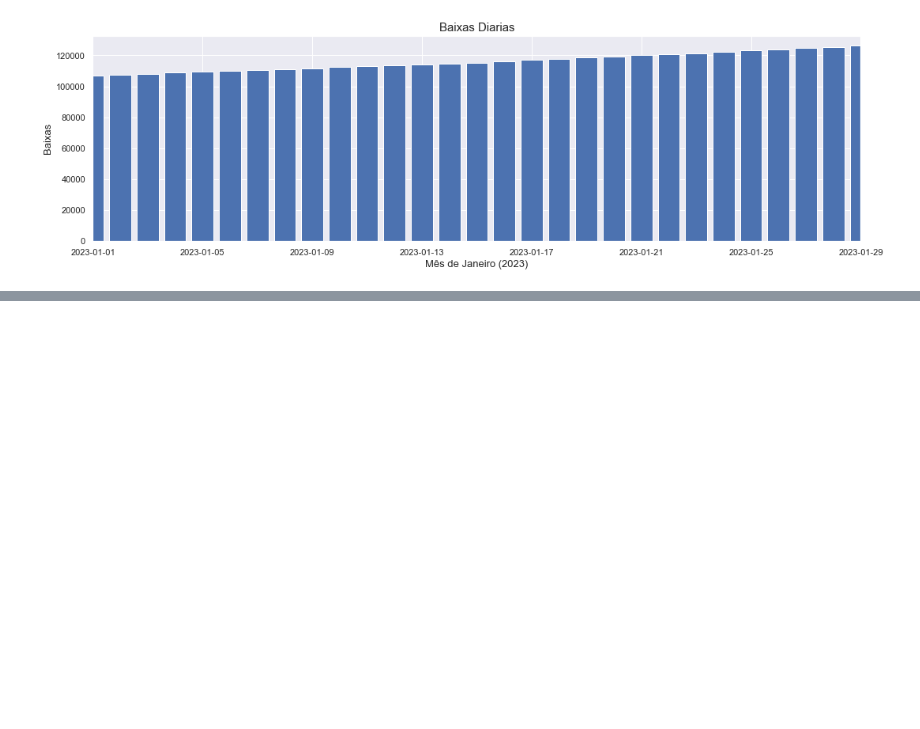
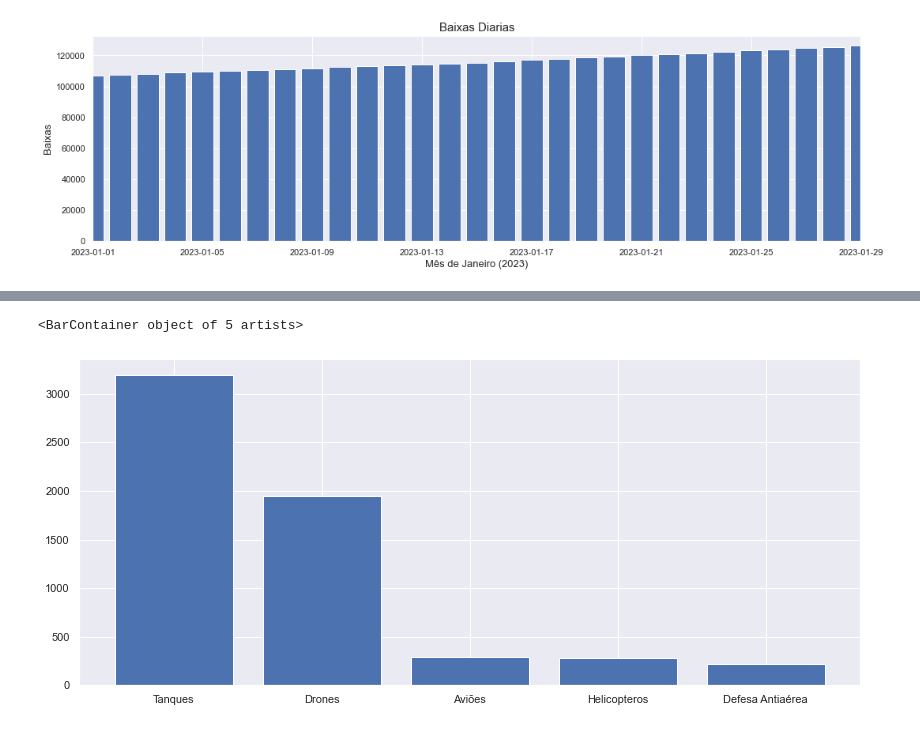
Before and after one commit to henriquecarvalho-maker/Projeto-Guerra-da-Ucrania, a Jupyter notebook: Russia_Losses.ipynb, the cells around one changed output, grey strips where cells are left out. Saved outputs shown, nothing was run; the diff lists cells and outputs as text; code cells hidden in the pictures; blank space fills up the shorter version.

```diff
--- a/Russia_Losses.ipynb
+++ b/Russia_Losses.ipynb
@@ -191,0 +241,5 @@ ani
+# %%
+data2 = {'Equipamento': ['Aviões', 'Helicopteros', 'Tanques', 'Drones', 'Defesa Antiaérea'], 'Total': [293, 284, 3197, 1947, 221]}
+# %%
+df2 = pd.DataFrame(data2).sort_values(by='Total', ascending=False)
+df2
@@ -191,0 +253,5 @@ ani
+# %%
+plt.bar(df2['Equipamento'], df2['Total'])
+# %% [output]
+<BarContainer object of 5 artists>
+[figure, added]
```
Also changed, not shown: parts of 15 cells of this notebook, 2 other files.
